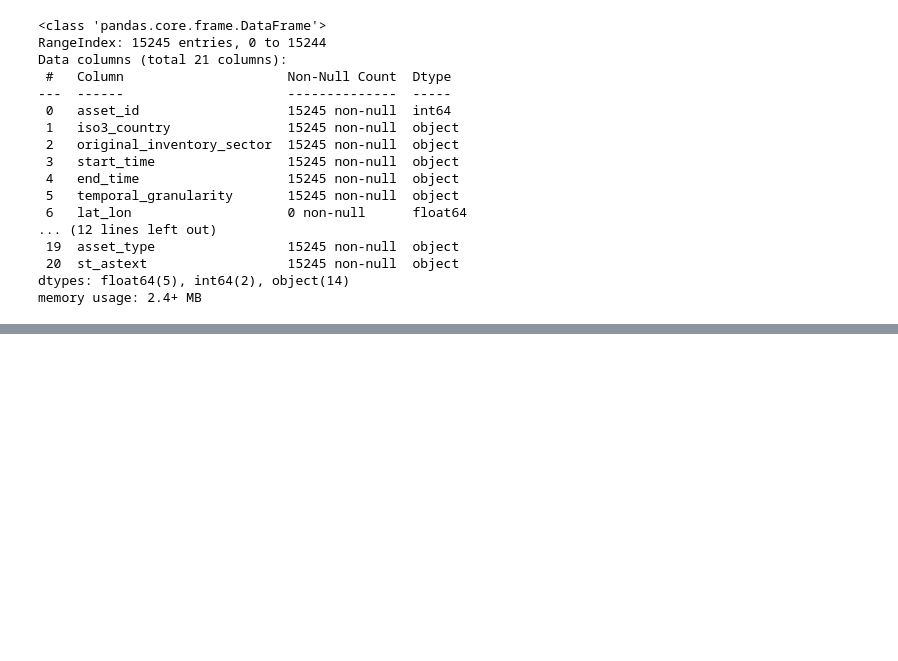
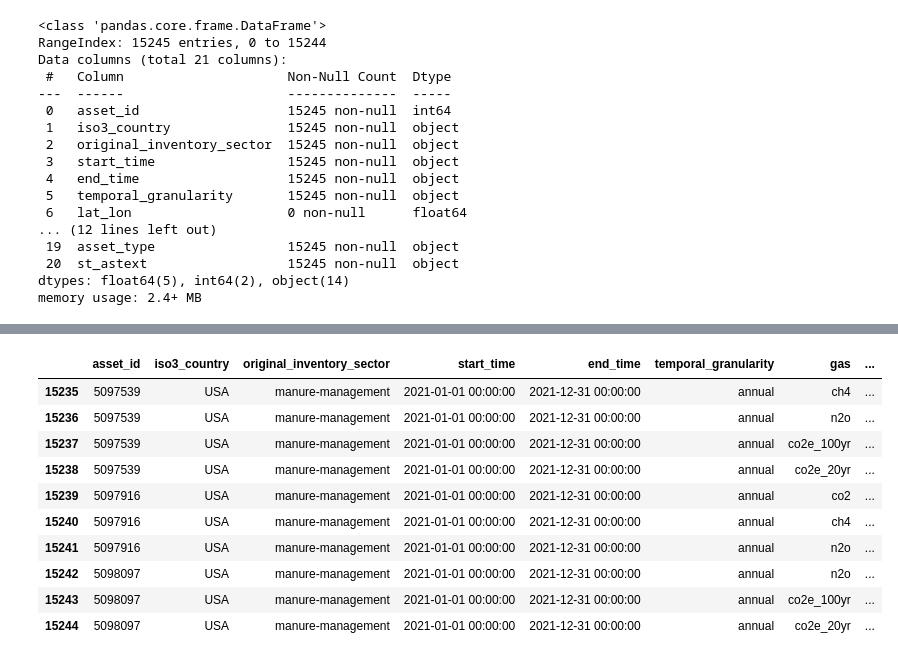
Before and after one commit to MicahNjeru/The-Climate-Initiative, a Jupyter notebook: notebooks/asset_manure-management_emissions notebook.ipynb, the cells around one changed output, grey strips where cells are left out. Drawn from its saved outputs; the diff is of its cells as text; code cells hidden in the pictures; blank space fills up the shorter version.

```diff
--- a/notebooks/asset_manure-management_emissions notebook.ipynb
+++ b/notebooks/asset_manure-management_emissions notebook.ipynb
@@ -122,0 +164,16 @@ memory usage: 2.4+ MB
+# %%
+# Display the bottom [insert number here] rows to have a glimpse of how the dataframe looks like
+# The number passed to the `df.tail()` is the number of rows that will be returned
+df.tail(10)
+# %% [output]
+|  | asset_id | iso3_country | original_inventory_sector | start_time | end_time | temporal_granularity | gas | ... |
+| 15235 | 5097539 | USA | manure-management | 2021-01-01 00:00:00 | 2021-12-31 00:00:00 | annual | ch4 | ... |
+| 15236 | 5097539 | USA | manure-management | 2021-01-01 00:00:00 | 2021-12-31 00:00:00 | annual | n2o | ... |
+| 15237 | 5097539 | USA | manure-management | 2021-01-01 00:00:00 | 2021-12-31 00:00:00 | annual | co2e_100yr | ... |
+| 15238 | 5097539 | USA | manure-management | 2021-01-01 00:00:00 | 2021-12-31 00:00:00 | annual | co2e_20yr | ... |
+| 15239 | 5097916 | USA | manure-management | 2021-01-01 00:00:00 | 2021-12-31 00:00:00 | annual | co2 | ... |
+| 15240 | 5097916 | USA | manure-management | 2021-01-01 00:00:00 | 2021-12-31 00:00:00 | annual | ch4 | ... |
+| 15241 | 5097916 | USA | manure-management | 2021-01-01 00:00:00 | 2021-12-31 00:00:00 | annual | n2o | ... |
+| 15242 | 5098097 | USA | manure-management | 2021-01-01 00:00:00 | 2021-12-31 00:00:00 | annual | n2o | ... |
+| 15243 | 5098097 | USA | manure-management | 2021-01-01 00:00:00 | 2021-12-31 00:00:00 | annual | co2e_100yr | ... |
+| 15244 | 5098097 | USA | manure-management | 2021-01-01 00:00:00 | 2021-12-31 00:00:00 | annual | co2e_20yr | ... |
```
Also changed, not shown: parts of 3 cells of this notebook, 2 other files.
